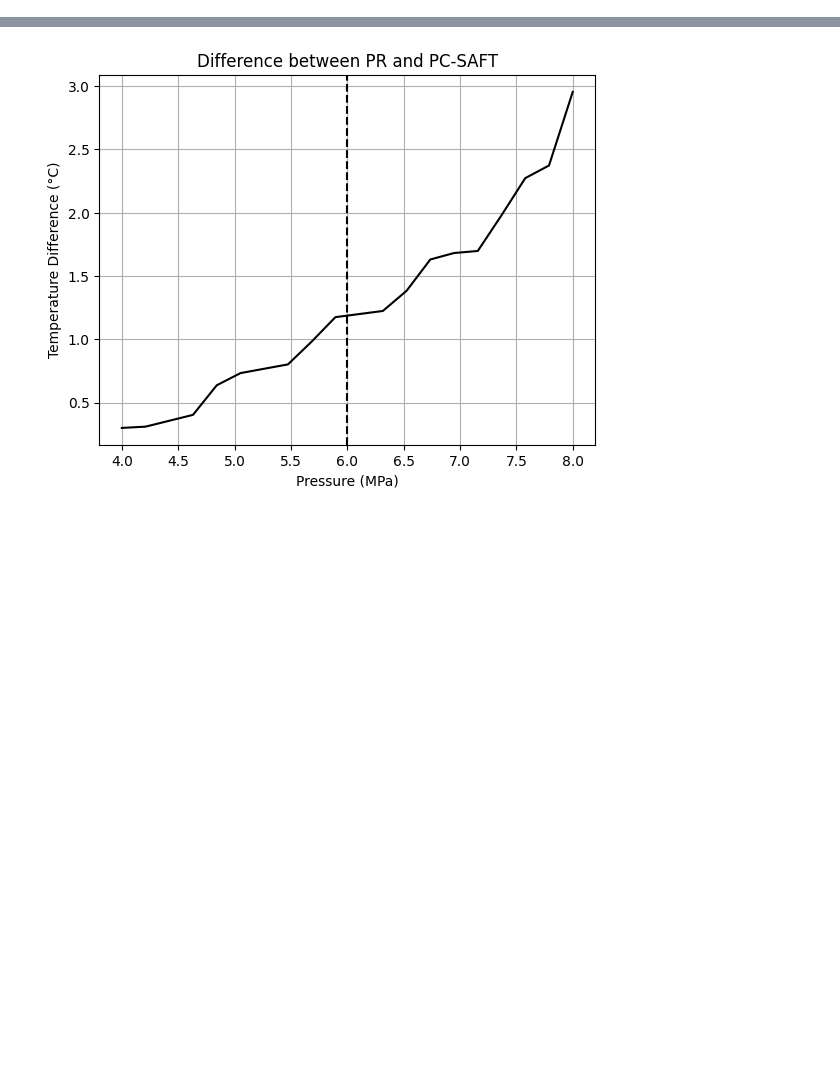
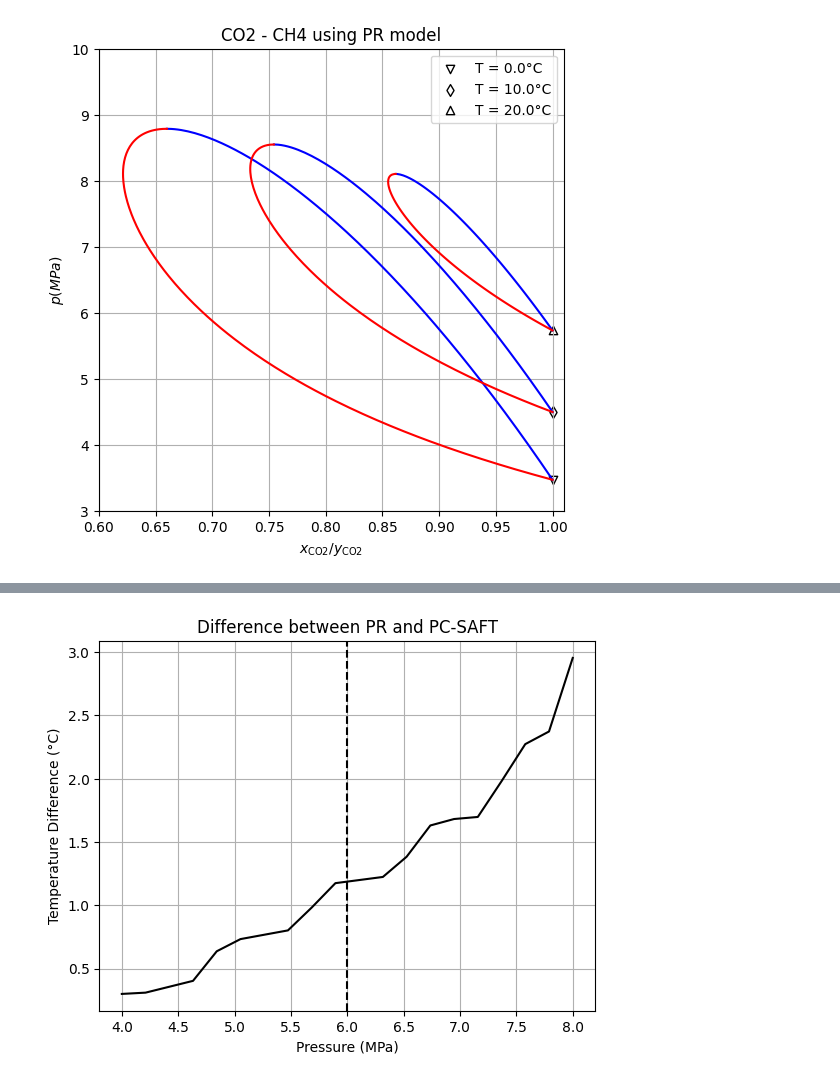
Before and after one commit to MohamedAmineBouguezzoul/Stage-3A, a Jupyter notebook: Aramco/CO2 CH4.ipynb, the cells around one changed output, grey strips where cells are left out. Saved outputs shown, nothing was run; the diff lists cells and outputs as text; code cells hidden in the pictures; blank space fills up the shorter version.

```diff
--- a/Aramco/CO2 CH4.ipynb
+++ b/Aramco/CO2 CH4.ipynb
@@ -1,4 +1,41 @@
 # %%
 import matplotlib.pyplot as plt
 import numpy as np
+# %%
+#!/usr/bin/python
+#Modify system path
+import sys
+sys.path.insert(0,'../pycThermopack/')
+# Importing pyThermopack
+from thermopack.cubic import cubic
+# Importing Numpy (math, arrays, etc...)
+import numpy as np
+# Importing Matplotlib (plotting)
+import matplotlib.pyplot as plt
+
+Temps = [273.15, 283.15, 293.15]
+markers = ['v', 'd', '^']
+plt.figure(1,(6,6))
+
+srk3 = cubic("CO2,C1", "PR")
+for Temp in Temps:
+    lle, l1ve, l2ve = srk3.get_binary_pxy(Temp, minimum_pressure=0, maximum_pressure=25e6)
+    plt.plot(l1ve.x, l1ve.p*1e-6, color="b", ls= "-", label='_nolegend_')
+    plt.plot(l1ve.y, l1ve.p*1e-6, color="r", ls="-",label='_nolegend_')
+    plt.scatter(1,l1ve.p[0]*1e-6, color = 'w', linewidths=1, edgecolors='k', marker = markers[Temps.index(Temp)], label = 'temp')
+plt.xlim(0.6,1.01)
+plt.ylim(3,10)
+
+
+
+
+plt.legend(['T = ' + str(float(element-273.15))+'°C' for element in Temps])
+plt.xlabel(r"$x_{\rm{CO2}}/y_{\rm{CO2}}$")
+plt.ylabel(r"$p (MPa)$")
+plt.title(r"CO2 - CH4 using PR model")
+
+plt.grid()
+plt.show()
+# %% [output]
+[figure, added]
 # %%
```
Also changed, not shown: parts of 8 cells of this notebook.
